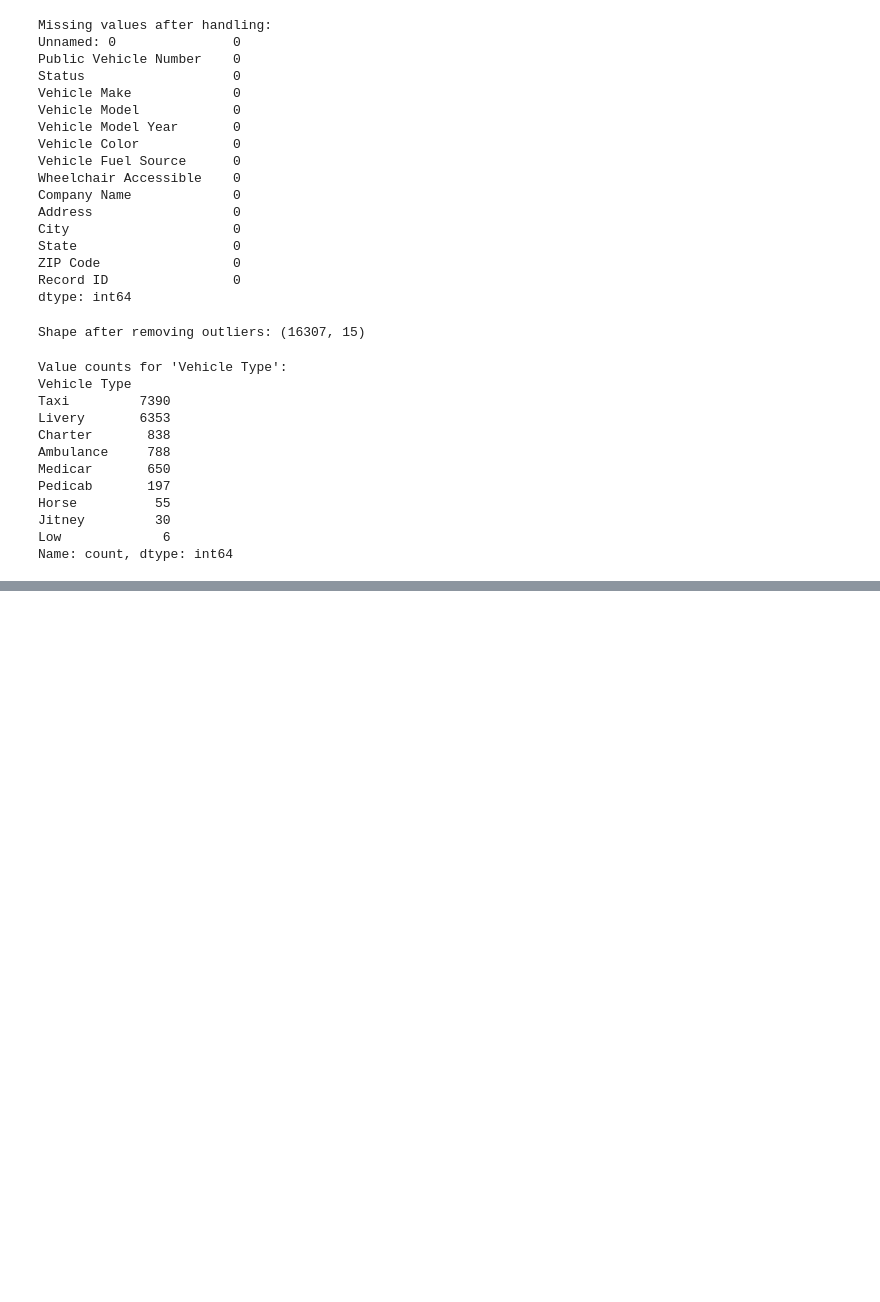
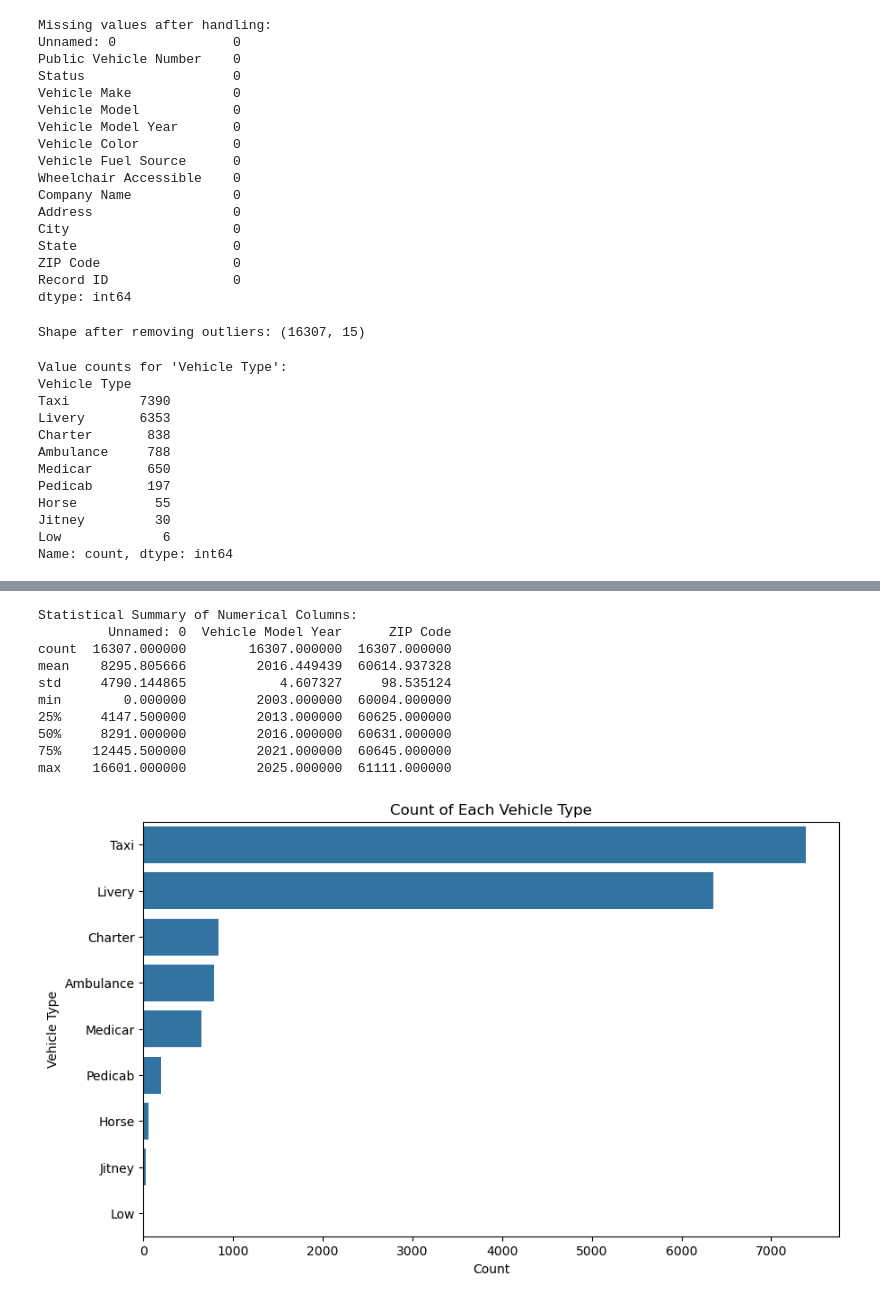
Before and after one commit to LakshithaSenavirathna/The_Wheels_In_Motion, a Jupyter notebook: analysis_vehicles.ipynb, the cells around one changed output, grey strips where cells are left out. Cells and saved outputs as stored; diff of their text form; code cells hidden in the pictures; blank space fills up the shorter version.

Commit message:
Step 7 : final data set exploration and saving

```diff
--- a/analysis_vehicles.ipynb
+++ b/analysis_vehicles.ipynb
@@ -172,0 +199,24 @@ print("Cleaned dataset saved as 'cleaned_vehicles_df.csv'")
+# %%
+#  Statistical Summary
+print("\nStatistical Summary of Numerical Columns:")
+print(df.describe())
+
+# Visualization for Final Dataset Insights
+plt.figure(figsize=(10, 6))
+sns.countplot(y='Vehicle Type', data=df, order=df['Vehicle Type'].value_counts().index)
+plt.title('Count of Each Vehicle Type')
+plt.xlabel('Count')
+plt.ylabel('Vehicle Type')
+plt.show()
+# %% [output]
+Statistical Summary of Numerical Columns:
+         Unnamed: 0  Vehicle Model Year      ZIP Code
+count  16307.000000        16307.000000  16307.000000
+mean    8295.805666         2016.449439  60614.937328
+std     4790.144865            4.607327     98.535124
+min        0.000000         2003.000000  60004.000000
+25%     4147.500000         2013.000000  60625.000000
+50%     8291.000000         2016.000000  60631.000000
+75%    12445.500000         2021.000000  60645.000000
+max    16601.000000         2025.000000  61111.000000
+[figure, added]
```
Also changed, not shown: parts of 2 cells of this notebook.
